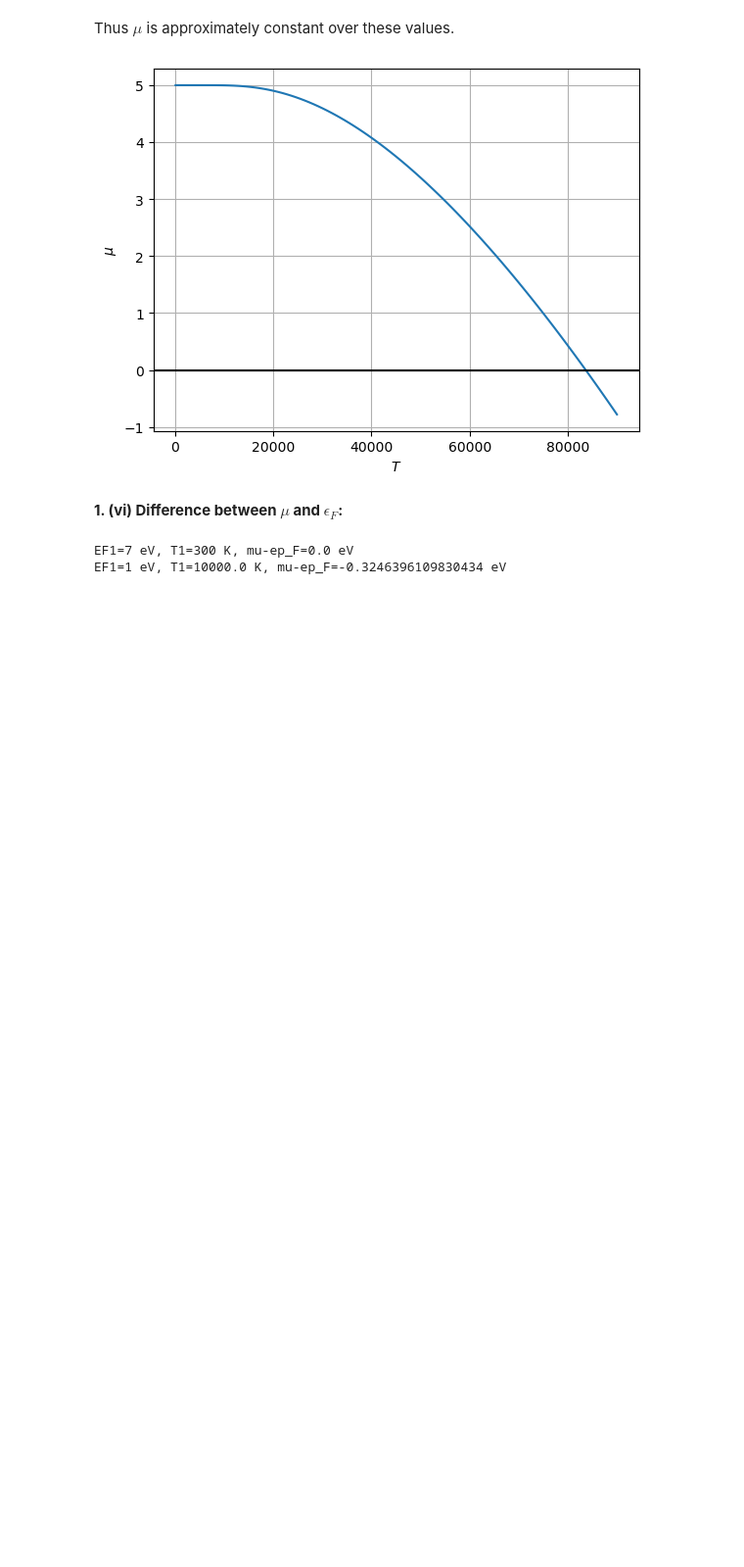
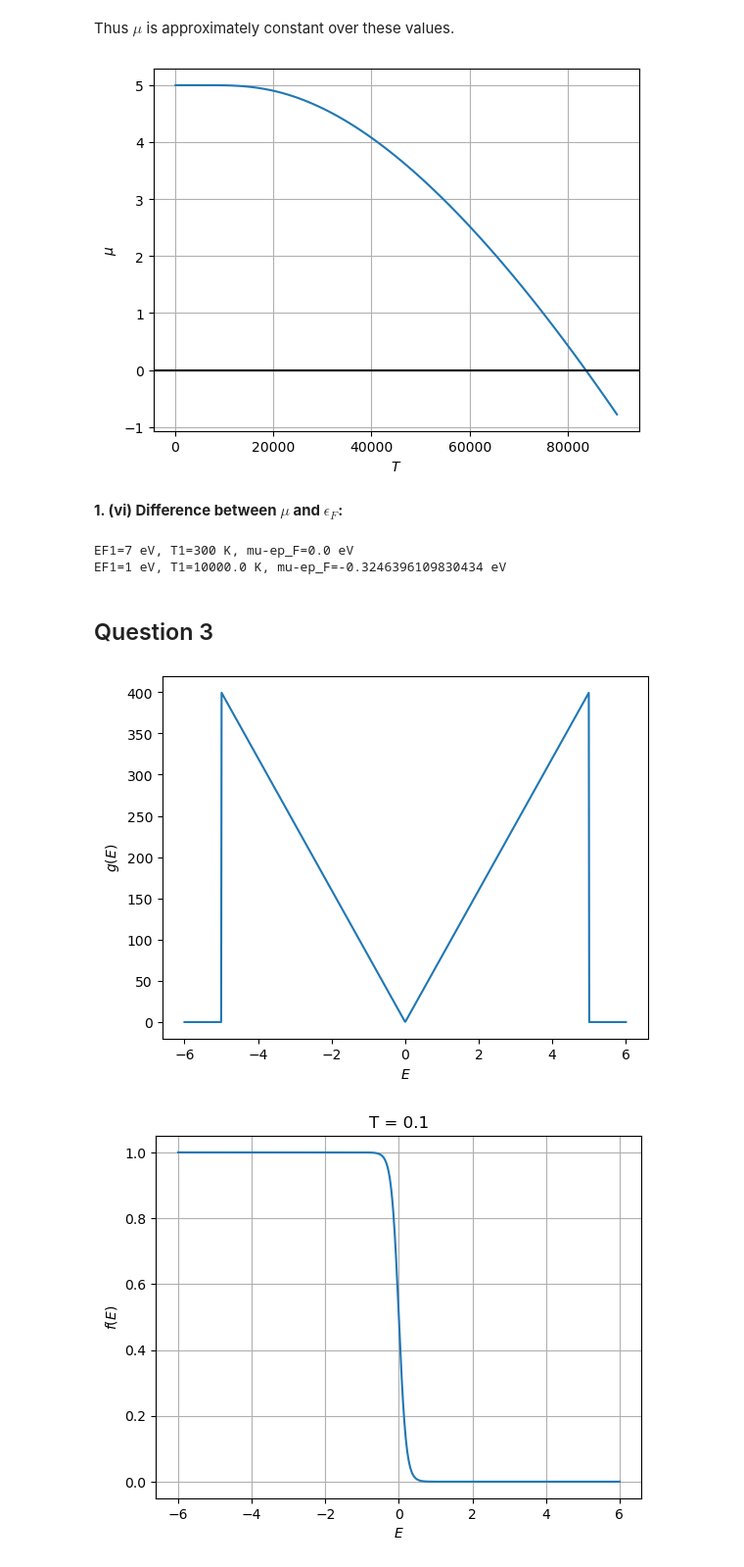
Before and after one commit to suman122003/SKP_IISc, a Jupyter notebook: PH_208_CMP/asg.ipynb, the cells around one changed output. Shown at 98% size. Drawn from its saved outputs; the diff is of its cells as text; code cells hidden in the pictures; blank space fills up the shorter version.

```diff
--- a/PH_208_CMP/asg.ipynb
+++ b/PH_208_CMP/asg.ipynb
@@ -49,3 +49,5 @@ print(f'EF1={EF1} eV, T1={T1} K, mu-ep_F={mu_ep_diff(T1, EF1)} eV')
 # %% [output]
 EF1=7 eV, T1=300 K, mu-ep_F=0.0 eV
 EF1=1 eV, T1=10000.0 K, mu-ep_F=-0.3246396109830434 eV
+# %% [markdown]
+## Question 3
@@ -51,0 +56,75 @@ EF1=1 eV, T1=10000.0 K, mu-ep_F=-0.3246396109830434 eV
+# %%
+kB = 1
+n0 = 1000
+E0 = 5
+E1 = np.linspace(-1.2*E0,1.2*E0, 1000)
+def f_fn(E, mu, T):
+    return 1/(np.exp((E-mu)/(kB*T)) + 1)
+def g_fn(E):
+    gx_arr = []
+    for xi in E:
+        if abs(xi)<=E0:
+            gx_arr.append(2*n0*abs(xi)/E0**2)
+        else:
+            gx_arr.append(0)
+    return np.array(gx_arr)
+plt.plot(E1, g_fn(E1))
+plt.xlabel('$E$')
+plt.ylabel('$g(E)$')
+plt.savefig('asg13.png', dpi=150)
+plt.show()
+Tp = 1e-1
+plt.plot(E1, f_fn(E1,0,Tp))
+plt.xlabel('$E$')
+plt.ylabel('$f(E)$')
+plt.title(f'T = {Tp}')
+plt.grid()
+plt.show()
+
+mu = 0      # Calculated result
+
+def U_Cv_fn(T, E):
+    U = []
+    for Ti in T:
+        Ui = simps(E*g_fn(E)*f_fn(E, 0, Ti), E)
+        U.append(Ui)
+    U = np.array(U)
+    Cv = np.gradient(U, T)
+    return U, Cv
+
+
+T1 = np.linspace(0.01, 1, 101)
+U1, C1 = U_Cv_fn(T1,E1)
+plt.plot(T1, C1)
+plt.xlabel('$T$')
+plt.ylabel('$C_v$')
+plt.title('Plot for low temperature')
+plt.grid()
+plt.savefig('asg14.png', dpi=150)
+plt.show()
+T1 = np.linspace(2, 20, 101)
+U1, C1 = U_Cv_fn(T1,E1)
+plt.plot(T1, C1)
+plt.xlabel('$T$')
+plt.ylabel('$C_v$')
+plt.title('Plot for high temperature')
+plt.grid()
+plt.savefig('asg15.png', dpi=150)
+plt.show()
+
+T1 = np.linspace(0.01, 10, 101)
+U1, C1 = U_Cv_fn(T1,E1)
+# plt.plot(T1, U1)
+# plt.xlabel('$T$')
+# plt.ylabel('$U$')
+# plt.grid()
+# plt.show()
+plt.plot(T1, C1)
+plt.xlabel('$T$')
+plt.ylabel('$C_v$')
+plt.grid()
+plt.savefig('asg16.png', dpi=150)
+plt.show()
+# %% [output]
+[figure, added]
+[figure, added]
```
Also changed, not shown: parts of 2 cells of this notebook, 4 other files.
